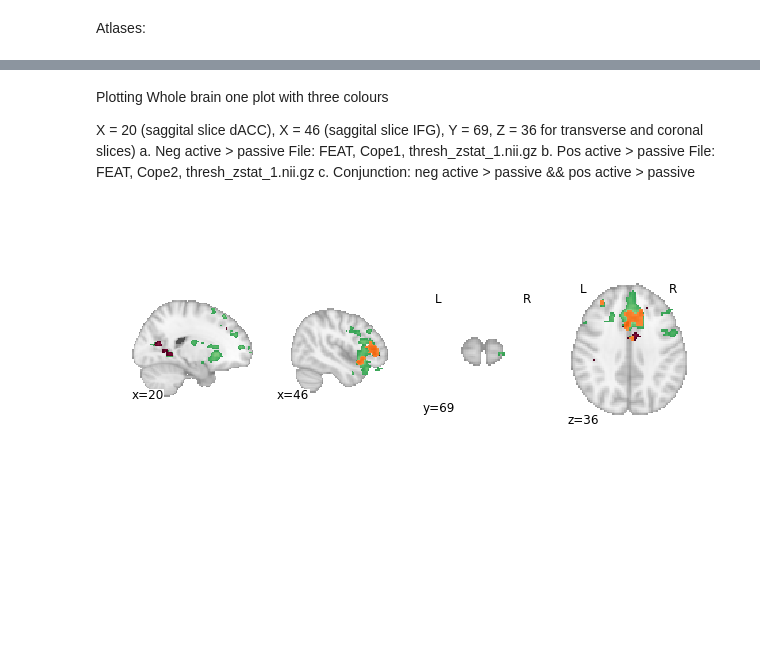
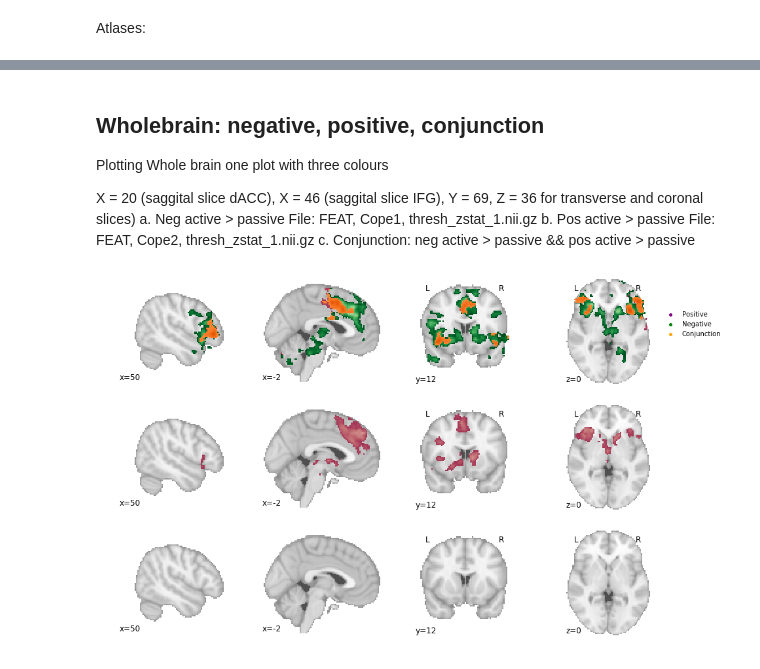
Before and after one commit to lukassnoek/MorbidCuriosityFMRI, a Jupyter notebook: code/plotting/plot_notebook.ipynb, the cells around one changed output, grey strips where cells are left out. Drawn from its saved outputs; the diff is of its cells as text; code cells hidden in the pictures; blank space fills up the shorter version.

```diff
--- a/code/plotting/plot_notebook.ipynb
+++ b/code/plotting/plot_notebook.ipynb
@@ -146,4 +119,5 @@ display.close()
 # %% [markdown]
+## Wholebrain: negative, positive, conjunction
 Plotting Whole brain one plot with three colours
 
 X = 20 (saggital slice dACC), X = 46 (saggital slice IFG), Y = 69, Z = 36 for transverse and coronal slices)
@@ -156,43 +130,83 @@ c.	Conjunction: neg active > passive  && pos active > passive
 ### Plotting the whole-brain analysis, with the conjunction. Be aware that this file should change!
 wb_neg = data['desc_neg']['wholebrain']['actpas']
 wb_pos = data['desc_pos']['wholebrain']['actpas']
+wb_negpos = data['desc_negpos']['wholebrain']['actpas']
+wb_posneg = data['desc_posneg']['wholebrain']['actpas']
+
 wb_conj = 'thresh_conjunction_cue-negpos_contrast-actpas.nii.gz'
 
-coords = [('x', 20), ('x', 46), ('y', 69), ('z', 36)]
+coords = [('x', 50), ('x', -2), ('y', 12), ('z', 0)]
+fig, axes = plt.subplots(nrows=3, ncols=4, figsize=(15, 10))
 
-fig, axes = plt.subplots(ncols=4, figsize=(10, 5))
-for i, ax in enumerate(axes):
+for i in range(axes.shape[1]):
 
     display = plotting.plot_stat_map(
-        stat_map_img=wb_neg,
+        stat_map_img=wb_pos,
         display_mode=coords[i][0],
         cut_coords=[coords[i][1]],
         threshold=2.58,
         vmax=8,
-        cmap='purple_green',
+        cmap='purple_green_r',
         colorbar=False,
         draw_cross=False,
         figure=fig,
-        axes=ax
+        axes=axes[0, i]
     )
 
     display.add_overlay(
-        wb_pos,
+        wb_neg,
         threshold=2.58,
         vmax=7,
         vmin=-2,
-        cmap='purple_green_r'
+        cmap='purple_green'
     )
 
     display.add_overlay(
         wb_conj,
         threshold=2.58,
         vmax=7,
         vmin=-2,
         cmap='Oranges'
     )
 
+    display = plotting.plot_stat_map(
+        stat_map_img=wb_negpos,
+        display_mode=coords[i][0],
+        cut_coords=[coords[i][1]],
+        threshold=2.58,
+        vmax=8,
+        cmap='purple_green_r',
+        colorbar=False,
+        draw_cross=False,
+        figure=fig,
+        axes=axes[1, i]
+    )
+
+    display = plotting.plot_stat_map(
+        stat_map_img=wb_posneg,
+        display_mode=coords[i][0],
+        cut_coords=[coords[i][1]],
+        threshold=2.58,
+        vmax=8,
+        cmap='purple_green_r',
+        colorbar=False,
+        draw_cross=False,
+        figure=fig,
+        axes=axes[2, i]
+    )
+
+axes[0, 3].legend(
+    handles=[
+        plt.Line2D([0], [0], marker='o', color='white', markerfacecolor='purple'),
+        plt.Line2D([0], [0], marker='o', color='white', markerfacecolor='green'),
+        plt.Line2D([0], [0], marker='o', color='white', markerfacecolor='orange'),
+    ],
+    labels=['Positive', 'Negative', 'Conjunction'],
+    frameon=False,
+    bbox_to_anchor=(1.5, 0.75)
+)
+
 plotting.show()
 display.close()
 # %% [output]
-[figure, old version]
+[figure, new version]
```
Also changed, not shown: parts of 6 cells of this notebook, 4 other files.
